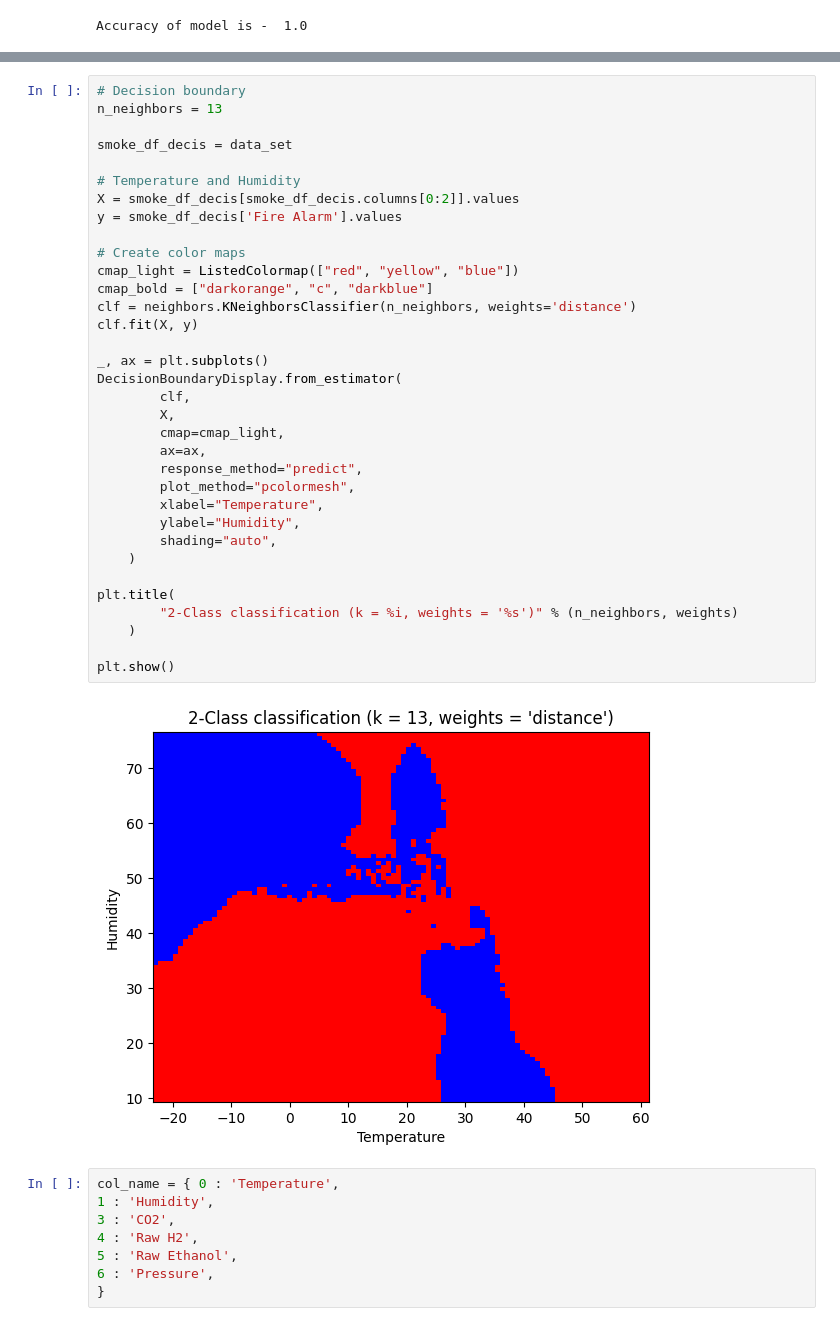
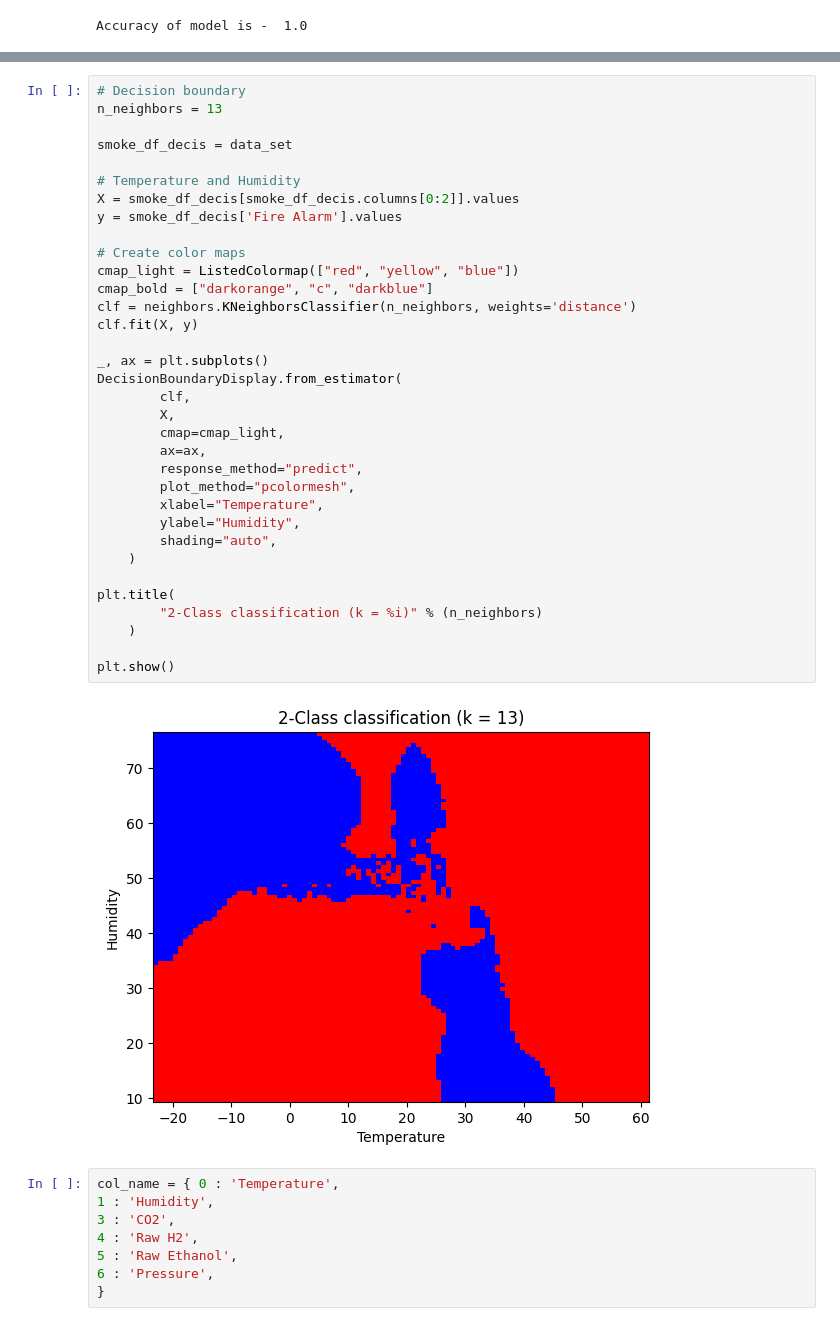
Before and after one commit to Mitchelle-Creado-15-06-1997/Smoke-Detection, a Jupyter notebook: v2/knn_final.ipynb, the cells around one changed output, grey strips where cells are left out. Saved outputs shown, nothing was run; the diff lists cells and outputs as text.

```diff
--- a/v2/knn_final.ipynb
+++ b/v2/knn_final.ipynb
@@ -374,35 +382,35 @@ n_neighbors = 13
 smoke_df_decis = data_set
 
 # Temperature and Humidity
 X = smoke_df_decis[smoke_df_decis.columns[0:2]].values
 y = smoke_df_decis['Fire Alarm'].values
 
 # Create color maps
 cmap_light = ListedColormap(["red", "yellow", "blue"])
 cmap_bold = ["darkorange", "c", "darkblue"]
 clf = neighbors.KNeighborsClassifier(n_neighbors, weights='distance')
 clf.fit(X, y)
 
 _, ax = plt.subplots()
 DecisionBoundaryDisplay.from_estimator(
         clf,
         X,
         cmap=cmap_light,
         ax=ax,
         response_method="predict",
         plot_method="pcolormesh",
         xlabel="Temperature",
         ylabel="Humidity",
         shading="auto",
     )
 
 plt.title(
-        "2-Class classification (k = %i, weights = '%s')" % (n_neighbors, weights)
+        "2-Class classification (k = %i)" % (n_neighbors)
     )
 
 plt.show()
 # %% [output]
-[figure, old version]
+[figure, new version]
 # %%
 col_name = { 0 : 'Temperature',
 1 : 'Humidity',
```
Also changed, not shown: parts of 20 cells of this notebook.
